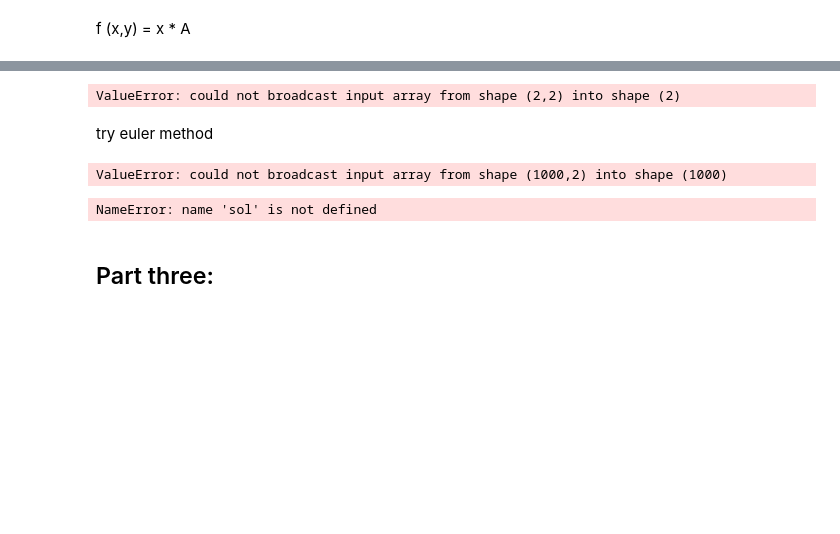
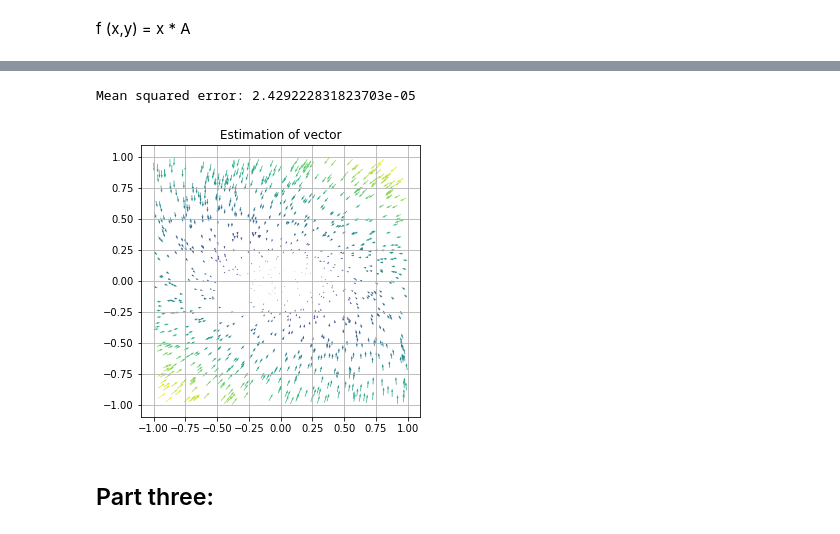
Before and after one commit to clarissanjani/MLCMS_Exercise5, a Jupyter notebook: Task2/Task2.ipynb, the cells around one changed output, grey strips where cells are left out. Cells and saved outputs as stored; diff of their text form; code cells hidden in the pictures; blank space fills up the shorter version.

```diff
--- a/Task2/Task2.ipynb
+++ b/Task2/Task2.ipynb
@@ -61,9 +64,3 @@ fig2.savefig('Part1_estimationVector', dpi=150)
 solutin you get out of ode is not the actual solutiono, need to access the solution object for x and y
 # %% [markdown]
 f (x,y) = x * A
-# %%
-nr = x0_np.shape[0]
-eq = lambda t, x: A @ x
-x1_sol = np.zeros((nr, 2))
-for i in range(nr):
-    x1_sol[i, :] = solve_ivp(eq, t_span=[0, 0.2], t_eval=[0.1], y0=x0_np[i, :]).y.reshape(-1)
@@ -94,10 +66,0 @@ ode
-# %%
-# define a grid and compute direction at each point
-x = np.linspace(-1, 1, 20)
-t = np.linspace(0,0.05,1)
-
-X1  = np.meshgrid(x)                    # create a grid
-DX1= Sys([x0_np])                       # compute growth rate on the grid
-#M = (np.hypot(DX1))                     # norm growth rate
-#M[ M == 0] = 1.                         # avoid zero division errors
-#DX1 /= M                                # normalize each arrows
@@ -107,7 +71,6 @@ y0_0 = (0.25, 0.25)
 # %%
+nr = x0_np.shape[0]
+ode = eq = lambda t, x: A @ x
+sol = np.zeros((nr, 2))
 for i in range(0,len(x0_np)):
-    sol[i, :] = solve_ivp(ode, t_span=[0, 0.2], t_eval=[0.1], y0=x0_np[i, :])
+    sol[i, :] = solve_ivp(ode, t_span=[0, 0.1], t_eval=[0.1], y0=x0_np[i, :]).y.reshape(-1)
-# %% [output]
-ValueError: could not broadcast input array from shape (2,2) into shape (2)
-# %% [markdown]
-try euler method
@@ -129,12 +77,21 @@ def solve_euler(f_ode, y0, time):
-# %%
-t = np.linspace(0,0.05,1)
-solve_euler(ode, x0_np, t)
-# %% [output]
-ValueError: could not broadcast input array from shape (1000,2) into shape (1000)
 # %%
-print('Mean squared error:' % mean_squared_error(sol, x0_np))
+mse = mean_squared_error(sol, x0_np)
+print('Mean squared error:', mse )
 # %% [output]
-NameError: name 'sol' is not defined
+Mean squared error: 2.429222831823703e-05
+# %%
+t_end = 0.1
+# %%
+fig3 = plt.figure(figsize=(5,5))
+v_sol = (sol - x0_np) / t_end
+ax3 = fig3.add_subplot()
+ax3.quiver(x0_np[:,0], x0_np[:,1], v_sol[:,0], v_sol[:,1], np.linalg.norm(v,axis=1),cmap='viridis')
+ax3.set_title("Estimation of vector")
+ax3.grid()
+
+fig3.savefig('Part2_estimationVector', dpi=150)
+# %% [output]
+[figure, added]
 # %% [markdown]
 ## Part three:
 # %% [markdown]
```
Also changed, not shown: parts of 19 cells of this notebook, 3 other files.
